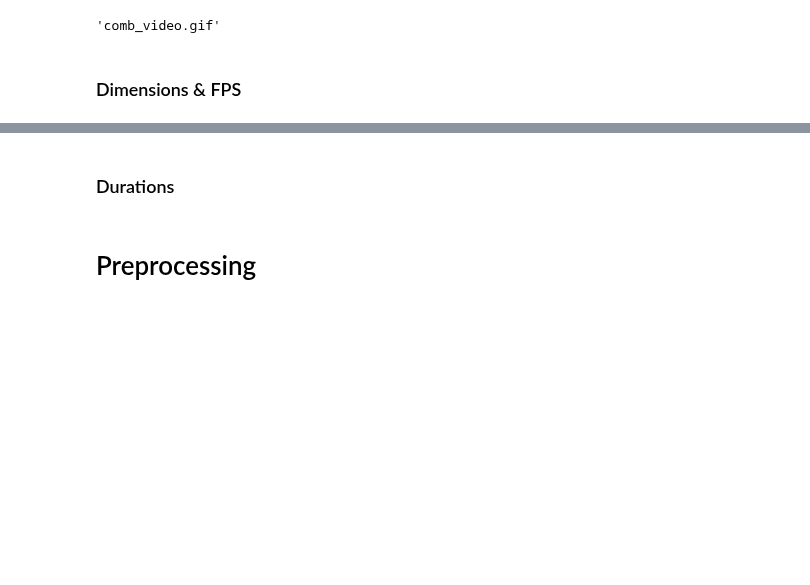
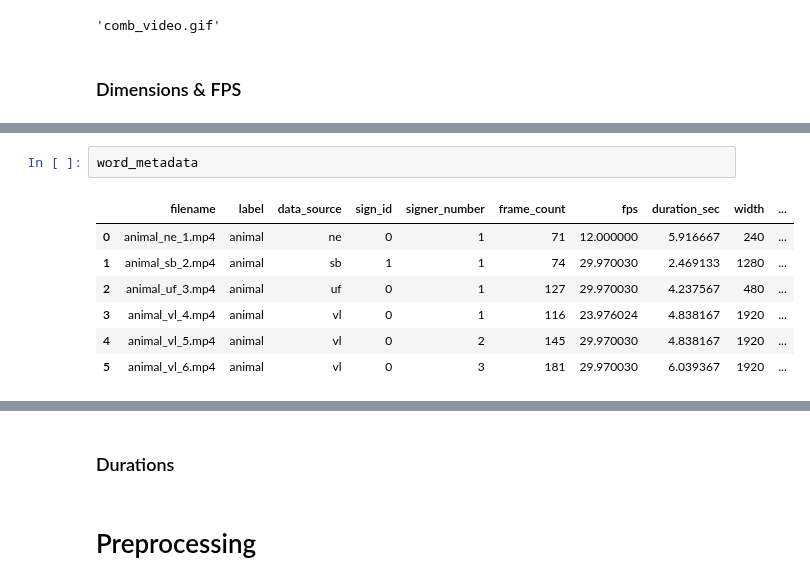
Before and after one commit to patrickf949/SaoPauloBrazilChapter_BrazilianSignLanguage, a Jupyter notebook: code/4_Report_Visualizations.ipynb, the cells around one changed output, grey strips where cells are left out. Saved outputs shown, nothing was run; the diff lists cells and outputs as text; blank space fills up the shorter version.

```diff
--- a/code/4_Report_Visualizations.ipynb
+++ b/code/4_Report_Visualizations.ipynb
@@ -245,0 +235,10 @@ GIF created successfully: comb_video.gif
+# %%
+word_metadata
+# %% [output]
+|  | filename | label | data_source | sign_id | signer_number | frame_count | fps | duration_sec | width | ... |
+| 0 | animal_ne_1.mp4 | animal | ne | 0 | 1 | 71 | 12.000000 | 5.916667 | 240 | ... |
+| 1 | animal_sb_2.mp4 | animal | sb | 1 | 1 | 74 | 29.970030 | 2.469133 | 1280 | ... |
+| 2 | animal_uf_3.mp4 | animal | uf | 0 | 1 | 127 | 29.970030 | 4.237567 | 480 | ... |
+| 3 | animal_vl_4.mp4 | animal | vl | 0 | 1 | 116 | 23.976024 | 4.838167 | 1920 | ... |
+| 4 | animal_vl_5.mp4 | animal | vl | 0 | 2 | 145 | 29.970030 | 4.838167 | 1920 | ... |
+| 5 | animal_vl_6.mp4 | animal | vl | 0 | 3 | 181 | 29.970030 | 6.039367 | 1920 | ... |
```
Also changed, not shown: parts of 23 cells of this notebook, 3 other files.
